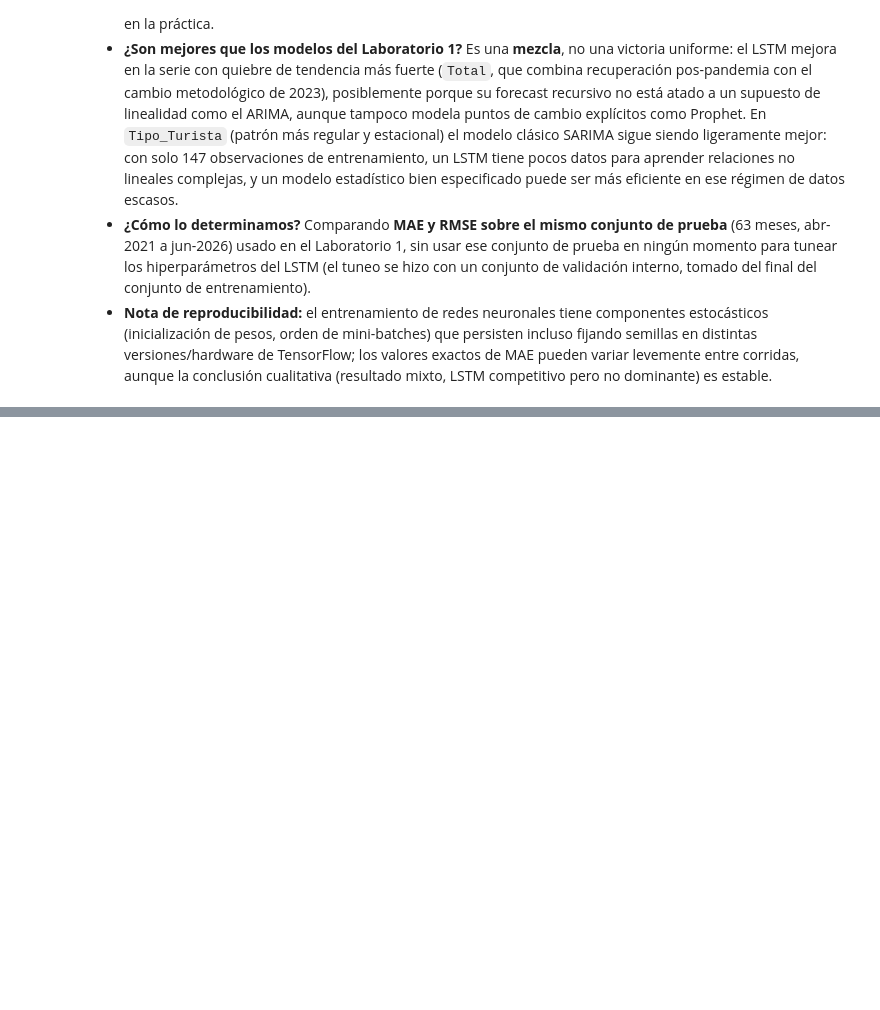
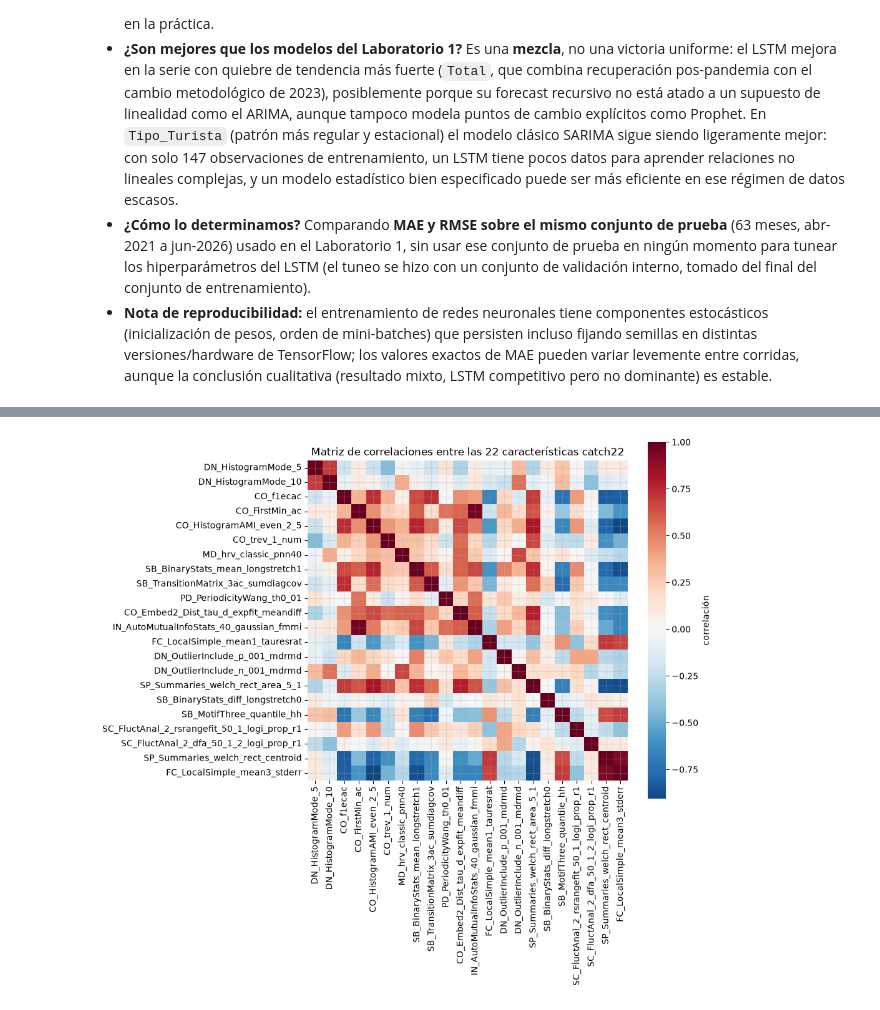
Before and after one commit to Zacatac23/Lab2_Data, a Jupyter notebook: Avance_Laboratorio2_LSTM.ipynb, the cells around one changed output, grey strips where cells are left out. Cells and saved outputs as stored; diff of their text form; code cells hidden in the pictures; blank space fills up the shorter version.

```diff
--- a/Avance_Laboratorio2_LSTM.ipynb
+++ b/Avance_Laboratorio2_LSTM.ipynb
@@ -411,0 +608,11 @@ Tipo_Turista   : LSTM MAE=54,776.3  vs  Lab1 MAE=72,410.2  -> gana LSTM (-24.4%
+# %%
+corr_features = matriz_std.corr()
+
+fig, ax = plt.subplots(figsize=(10, 9))
+sns.heatmap(corr_features, cmap='RdBu_r', center=0, square=True, ax=ax,
+            cbar_kws={'label': 'correlación'})
+ax.set_title('Matriz de correlaciones entre las 22 características catch22')
+plt.tight_layout()
+plt.show()
+# %% [output]
+[figure, added]
```
Also changed, not shown: parts of 24 cells of this notebook.
